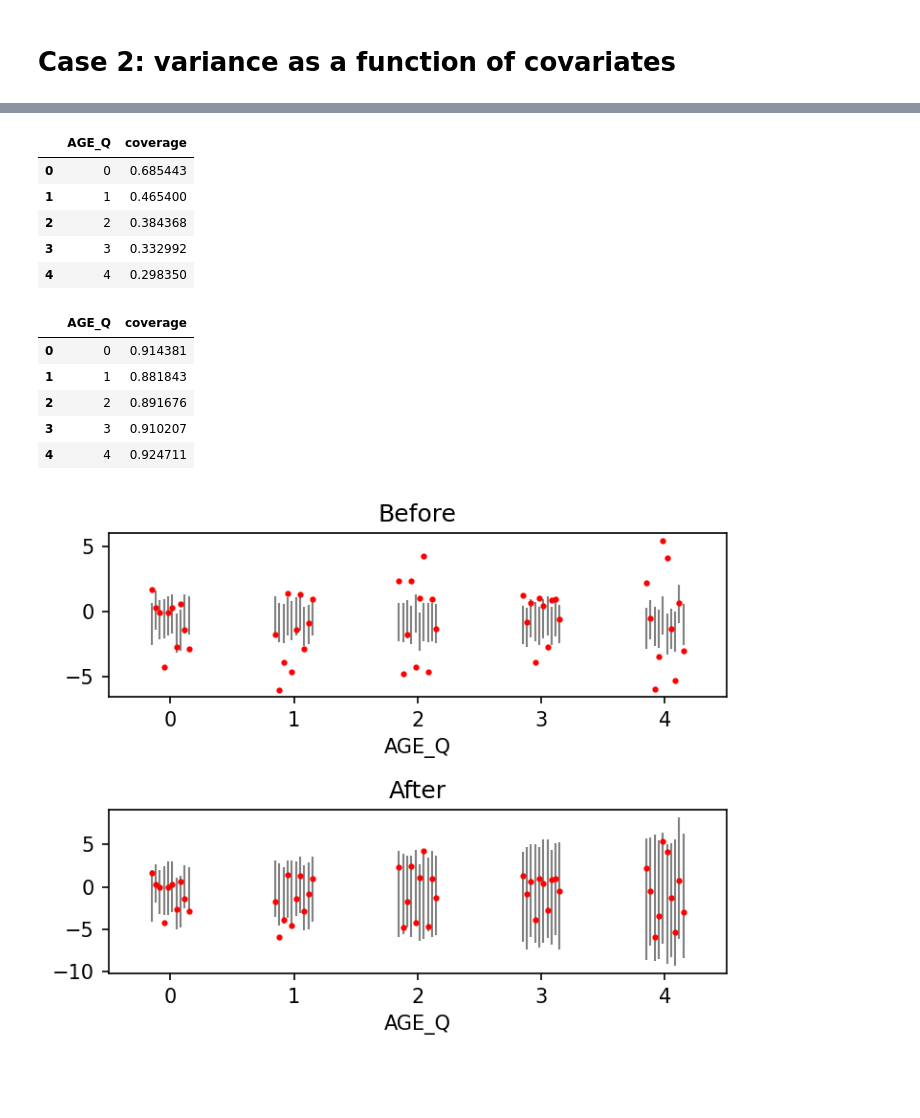
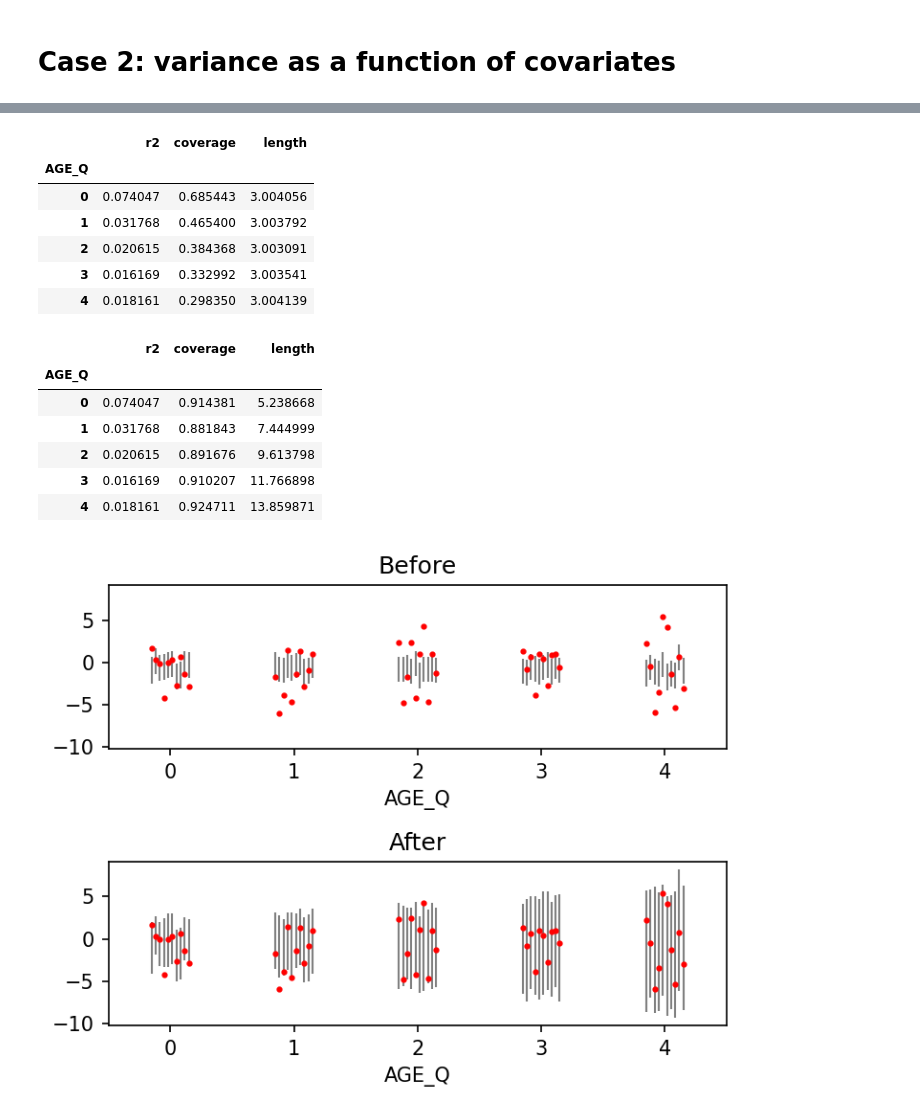
Before and after one commit to KangchengHou/calpred-manuscript, a Jupyter notebook: notebooks/toy-calibrate.ipynb, the cells around one changed output, grey strips where cells are left out. Cells and saved outputs as stored; diff of their text form; code cells hidden in the pictures; blank space fills up the shorter version.

```diff
--- a/notebooks/toy-calibrate.ipynb
+++ b/notebooks/toy-calibrate.ipynb
@@ -242,8 +273,7 @@ fig.tight_layout()
 # perform calibration with TARGET_QUANTILE adjusted
 df2_calibrated = admix_prs.calibrate_pred(
     df2,
-    pheno_col="PHENO",
-    pred_col="PRS_MEAN",
+    true_col="PHENO",
     lower_col="PHENO_LOWER",
     upper_col="PHENO_UPPER",
     calibrate_idx=calibrate_idx,
@@ -260,5 +305,5 @@ df2_calibrated[["PHENO", "AGE_Q"]] = df2[["PHENO", "AGE_Q"]].reindex(
 # %%
-fig, axes = plt.subplots(figsize=(5, 4), dpi=150, nrows=2)
+fig, axes = plt.subplots(figsize=(5, 4), dpi=150, nrows=2, sharey=True)
 admix_prs.plot_calibration(
     df=df2,
     y_col="PHENO",
@@ -270,47 +315,49 @@ admix_prs.plot_calibration(
 )
 axes[0].set_title("Before")
 display(
-    admix_prs.eval_calibration(
+    admix_prs.evaluate(
         df=df2,
-        x_col="PHENO",
+        true_col="PHENO",
         lower_col="PHENO_LOWER",
         upper_col="PHENO_UPPER",
         group_col="AGE_Q",
     )
 )
 
 admix_prs.plot_calibration(
     df=df2_calibrated,
     y_col="PHENO",
     lower_col="PHENO_LOWER",
     upper_col="PHENO_UPPER",
     group_col="AGE_Q",
     n=10,
     ax=axes[1],
 )
 axes[1].set_title("After")
 
 display(
-    admix_prs.eval_calibration(
+    admix_prs.evaluate(
         df=df2_calibrated,
-        x_col="PHENO",
+        true_col="PHENO",
         lower_col="PHENO_LOWER",
         upper_col="PHENO_UPPER",
         group_col="AGE_Q",
     )
 )
 fig.tight_layout()
 # %% [output]
-|  | AGE_Q | coverage |
-| 0 | 0 | 0.685443 |
-| 1 | 1 | 0.465400 |
-| 2 | 2 | 0.384368 |
-| 3 | 3 | 0.332992 |
-| 4 | 4 | 0.298350 |
+|  | r2 | coverage | length |
+| AGE_Q |  |  |  |
+| 0 | 0.074047 | 0.685443 | 3.004056 |
+| 1 | 0.031768 | 0.465400 | 3.003792 |
+| 2 | 0.020615 | 0.384368 | 3.003091 |
+| 3 | 0.016169 | 0.332992 | 3.003541 |
+| 4 | 0.018161 | 0.298350 | 3.004139 |
-|  | AGE_Q | coverage |
-| 0 | 0 | 0.914381 |
-| 1 | 1 | 0.881843 |
-| 2 | 2 | 0.891676 |
-| 3 | 3 | 0.910207 |
-| 4 | 4 | 0.924711 |
+|  | r2 | coverage | length |
+| AGE_Q |  |  |  |
+| 0 | 0.074047 | 0.914381 | 5.238668 |
+| 1 | 0.031768 | 0.881843 | 7.444999 |
+| 2 | 0.020615 | 0.891676 | 9.613798 |
+| 3 | 0.016169 | 0.910207 | 11.766898 |
+| 4 | 0.018161 | 0.924711 | 13.859871 |
-[figure, old version]
+[figure, new version]
```
Also changed, not shown: parts of 7 cells of this notebook, 2 other files.
